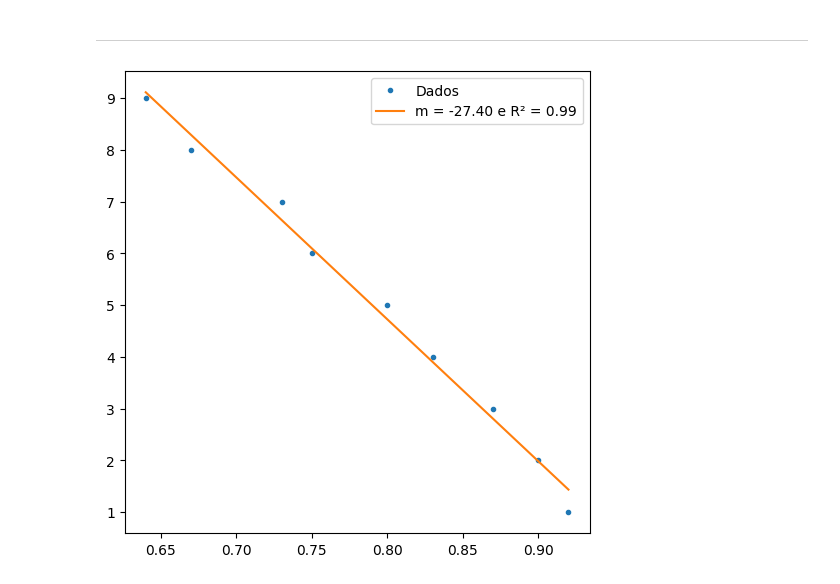
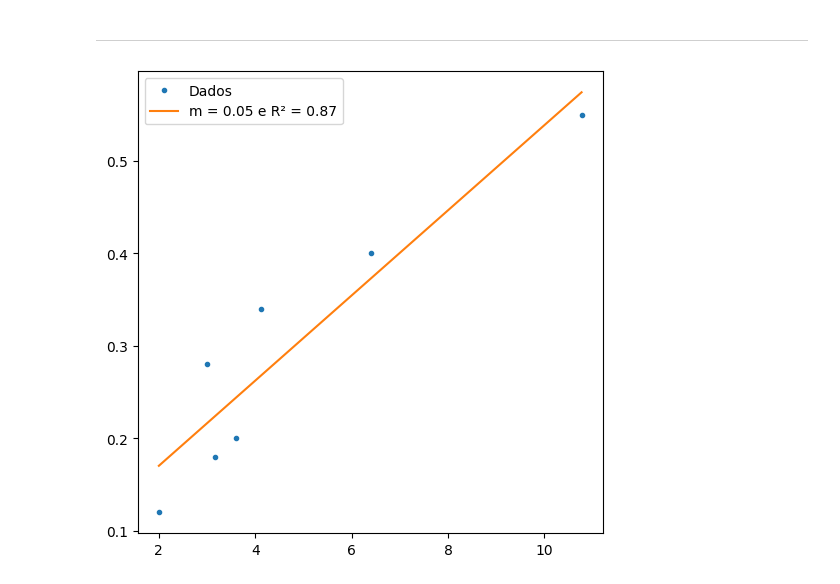
Before and after one commit to lucaspereira1342/Speckle, a Jupyter notebook: speckle_data_reduction.ipynb, the cells around one changed output. Drawn from its saved outputs; the diff is of its cells as text; code cells hidden in the pictures.

```diff
--- a/speckle_data_reduction.ipynb
+++ b/speckle_data_reduction.ipynb
@@ -801,23 +803,23 @@ Plate scale calc
 # %% [markdown]
 ----
 # %%
-LE = f''
+#LE = f''
 
-ydata = np.array([1, 2, 3, 4, 5, 6, 7, 8, 9])
-xdata = np.array([0.92, 0.90, 0.87, 0.83, 0.80, 0.75, 0.73, 0.67, 0.64])
+ydata = np.array([0.55, 0.34, 0.12, 0.18, 0.40, 0.28, 0.20])
+xdata = np.array([10.77, 4.12, 2.00, 3.16, 6.40, 3.00, 3.61])
 
 coef, error, r2_score, Fij = linear_regression(xdata, ydata)
 
 xcalc = np.linspace(xdata.min(), xdata.max(), 100)
 ycalc = Fij(xcalc) @ coef
 
 ep = coef[1]
-seeing = seeing(LE, ep)
+#seeing = seeing(LE, ep)
 
 plt.figure(figsize=(6, 6))
 plt.plot(xdata, ydata, '.', label='Dados')
 plt.plot(xcalc, ycalc, '-', label=f'm = {coef[1]:.2f} e R² = {r2_score:.2f}')
 plt.legend()
 plt.show()
 # %% [output]
-[figure, old version]
+[figure, new version]
```
Also changed, not shown: parts of 1 cell of this notebook.
